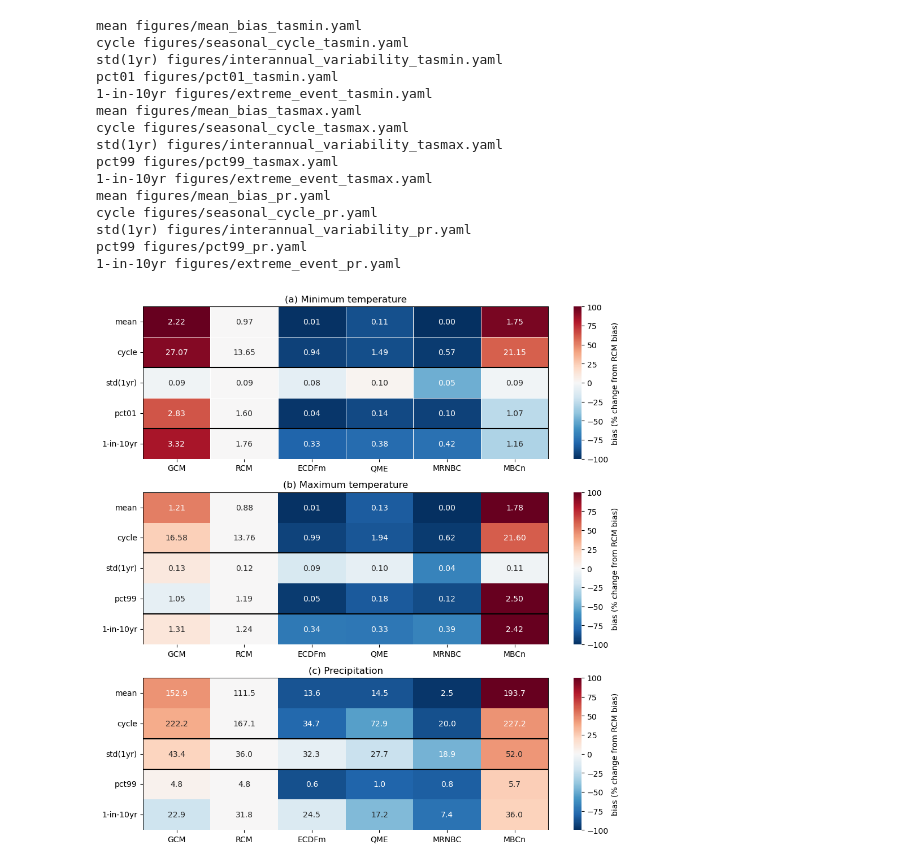
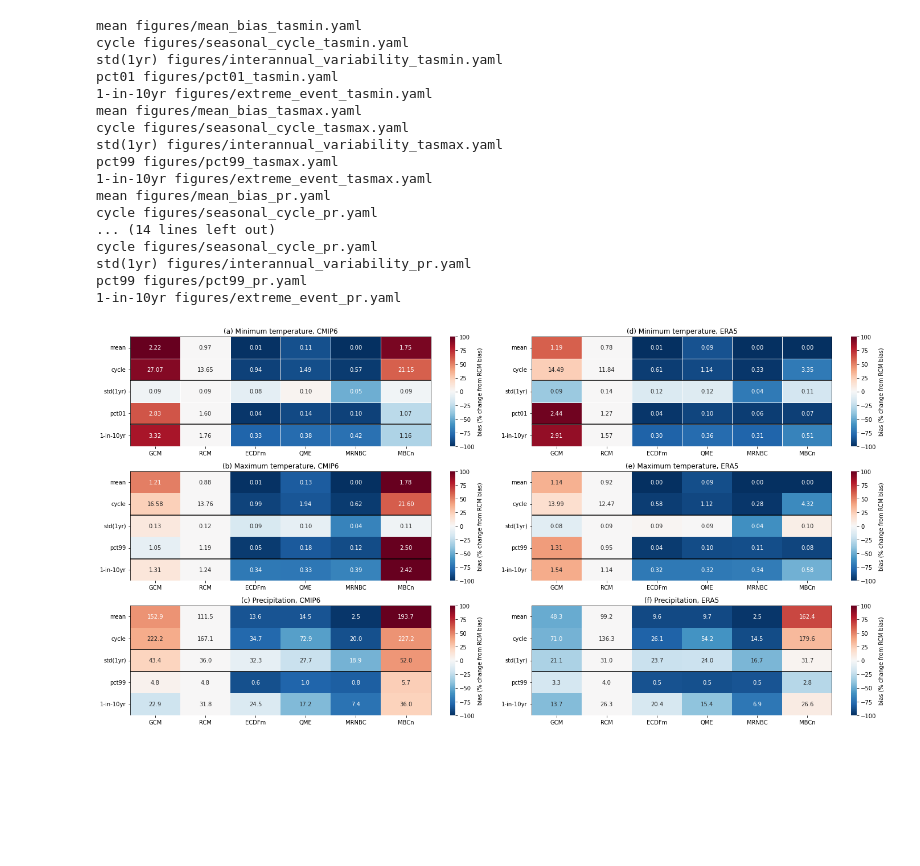
Before and after one commit to AusClimateService/npcp, a Jupyter notebook: reports/phase1/summary_heatmap.ipynb, the cells around one changed output. Saved outputs shown, nothing was run; the diff lists cells and outputs as text; code cells hidden in the pictures; blank space fills up the shorter version.

```diff
--- a/reports/phase1/summary_heatmap.ipynb
+++ b/reports/phase1/summary_heatmap.ipynb
@@ -180,21 +234,23 @@ def plot_task(task, gcms):
     plt.show()
 # %%
-plot_task('hist', gcms='CMIP6')
+plot_task('hist')
 # %% [output]
 mean figures/mean_bias_tasmin.yaml
 cycle figures/seasonal_cycle_tasmin.yaml
 std(1yr) figures/interannual_variability_tasmin.yaml
 pct01 figures/pct01_tasmin.yaml
 1-in-10yr figures/extreme_event_tasmin.yaml
 mean figures/mean_bias_tasmax.yaml
 cycle figures/seasonal_cycle_tasmax.yaml
 std(1yr) figures/interannual_variability_tasmax.yaml
 pct99 figures/pct99_tasmax.yaml
 1-in-10yr figures/extreme_event_tasmax.yaml
 mean figures/mean_bias_pr.yaml
 cycle figures/seasonal_cycle_pr.yaml
+... (14 lines left out)
+cycle figures/seasonal_cycle_pr.yaml
 std(1yr) figures/interannual_variability_pr.yaml
 pct99 figures/pct99_pr.yaml
 1-in-10yr figures/extreme_event_pr.yaml
-[figure, old version]
+[figure, new version]
 # %%
```
Also changed, not shown: parts of 4 cells of this notebook, 3 other files.
